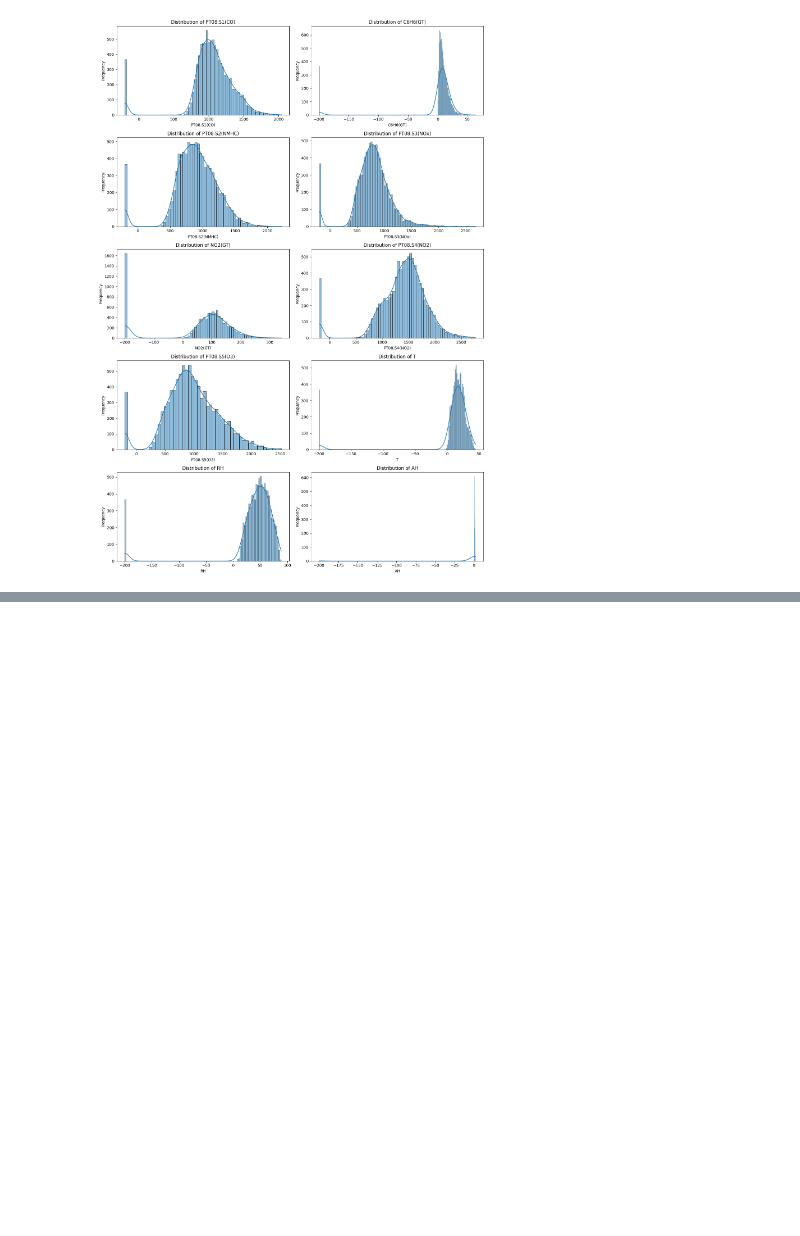
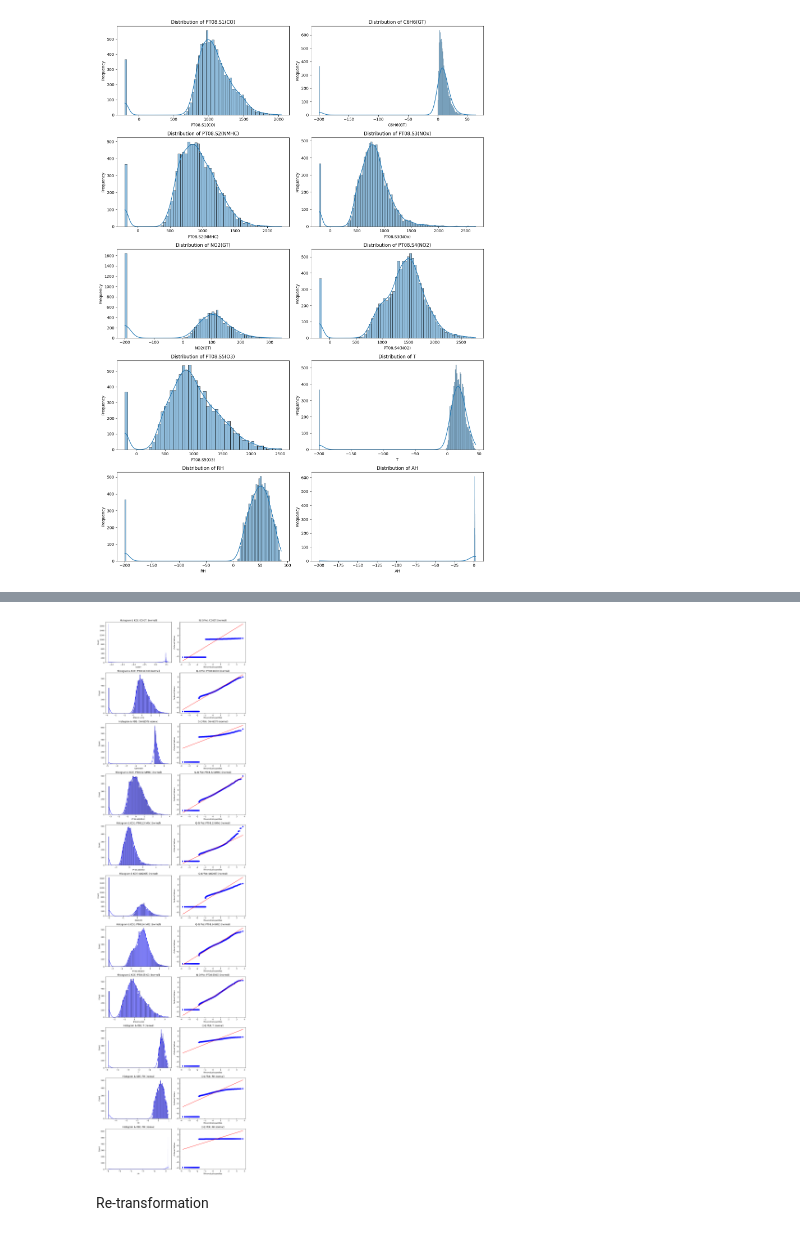
Before and after one commit to alcatraz47/Bayesian_Analysis_on_AQI, a Jupyter notebook: feature_selection.ipynb, the cells around one changed output, grey strips where cells are left out. Cells and saved outputs as stored; diff of their text form; code cells hidden in the pictures; blank space fills up the shorter version.

```diff
--- a/feature_selection.ipynb
+++ b/feature_selection.ipynb
@@ -136,0 +352,7 @@ Plotting for: AH
+# %%
+# Visualize Normal-distributed columns
+plot_distribution_diagnostics(data_imputed, normal_features, 'normal')
+# %% [output]
+[figure, added]
+# %% [markdown]
+Re-transformation
```
Also changed, not shown: parts of 24 cells of this notebook.
